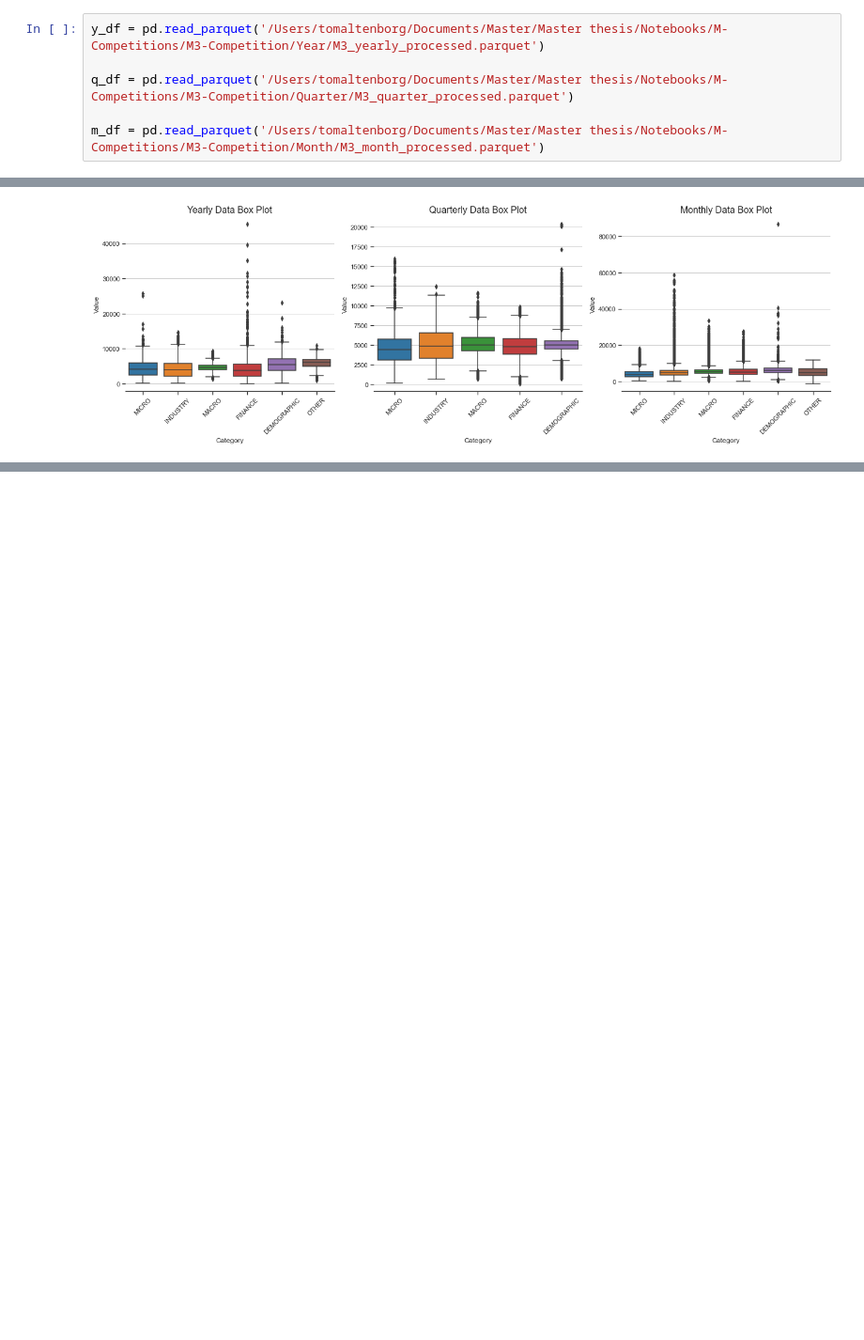
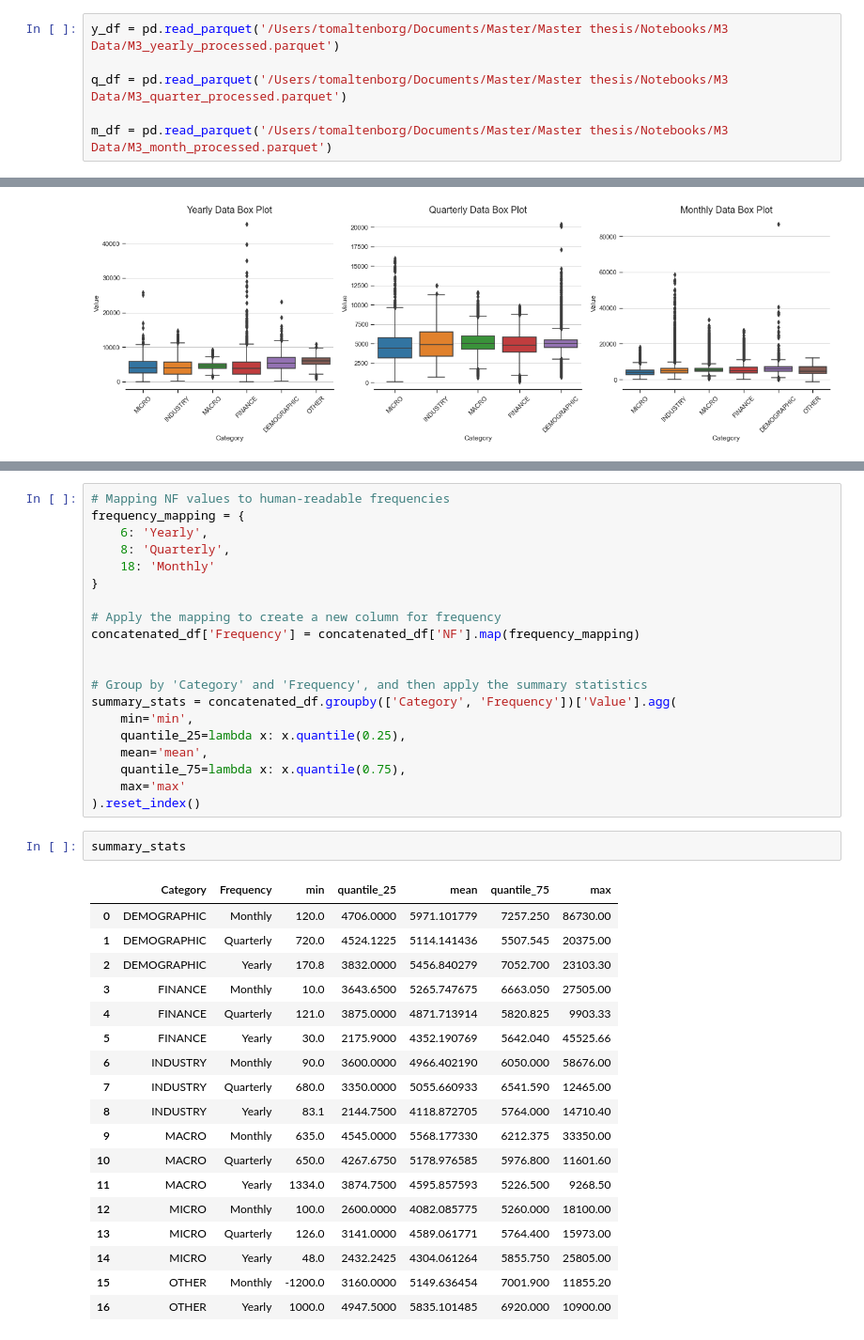
Before and after one commit to tom-alten/OutsmartingTime, a Jupyter notebook: data_characteristics.ipynb, the cells around one changed output, grey strips where cells are left out. Shown at 94% size. Drawn from its saved outputs; the diff is of its cells as text; blank space fills up the shorter version.

```diff
--- a/data_characteristics.ipynb
+++ b/data_characteristics.ipynb
@@ -13,11 +15,11 @@ sns.set_context('notebook')
 # %% [markdown]
 ### Data
 # %%
-y_df = pd.read_parquet('/Users/tomaltenborg/Documents/Master/Master thesis/Notebooks/M-Competitions/M3-Competition/Year/M3_yearly_processed.parquet')
+y_df = pd.read_parquet('/Users/tomaltenborg/Documents/Master/Master thesis/Notebooks/M3 Data/M3_yearly_processed.parquet')
 
-q_df = pd.read_parquet('/Users/tomaltenborg/Documents/Master/Master thesis/Notebooks/M-Competitions/M3-Competition/Quarter/M3_quarter_processed.parquet')
+q_df = pd.read_parquet('/Users/tomaltenborg/Documents/Master/Master thesis/Notebooks/M3 Data/M3_quarter_processed.parquet')
 
-m_df = pd.read_parquet('/Users/tomaltenborg/Documents/Master/Master thesis/Notebooks/M-Competitions/M3-Competition/Month/M3_month_processed.parquet')
+m_df = pd.read_parquet('/Users/tomaltenborg/Documents/Master/Master thesis/Notebooks/M3 Data/M3_month_processed.parquet')
 # %%
 y_df['Category'] = y_df['Category'].str.strip()
 q_df['Category'] = q_df['Category'].str.strip()
@@ -140,0 +254,41 @@ plt.show()
+# %%
+# Mapping NF values to human-readable frequencies
+frequency_mapping = {
+    6: 'Yearly',
+    8: 'Quarterly',
+    18: 'Monthly'
+}
+
+# Apply the mapping to create a new column for frequency
+concatenated_df['Frequency'] = concatenated_df['NF'].map(frequency_mapping)
+
+
+# Group by 'Category' and 'Frequency', and then apply the summary statistics
+summary_stats = concatenated_df.groupby(['Category', 'Frequency'])['Value'].agg(
+    min='min',
+    quantile_25=lambda x: x.quantile(0.25),
+    mean='mean',
+    quantile_75=lambda x: x.quantile(0.75),
+    max='max'
+).reset_index()
+# %%
+summary_stats
+# %% [output]
+|  | Category | Frequency | min | quantile_25 | mean | quantile_75 | max |
+| 0 | DEMOGRAPHIC | Monthly | 120.0 | 4706.0000 | 5971.101779 | 7257.250 | 86730.00 |
+| 1 | DEMOGRAPHIC | Quarterly | 720.0 | 4524.1225 | 5114.141436 | 5507.545 | 20375.00 |
+| 2 | DEMOGRAPHIC | Yearly | 170.8 | 3832.0000 | 5456.840279 | 7052.700 | 23103.30 |
+| 3 | FINANCE | Monthly | 10.0 | 3643.6500 | 5265.747675 | 6663.050 | 27505.00 |
+| 4 | FINANCE | Quarterly | 121.0 | 3875.0000 | 4871.713914 | 5820.825 | 9903.33 |
+| 5 | FINANCE | Yearly | 30.0 | 2175.9000 | 4352.190769 | 5642.040 | 45525.66 |
+| 6 | INDUSTRY | Monthly | 90.0 | 3600.0000 | 4966.402190 | 6050.000 | 58676.00 |
+| 7 | INDUSTRY | Quarterly | 680.0 | 3350.0000 | 5055.660933 | 6541.590 | 12465.00 |
+| 8 | INDUSTRY | Yearly | 83.1 | 2144.7500 | 4118.872705 | 5764.000 | 14710.40 |
+| 9 | MACRO | Monthly | 635.0 | 4545.0000 | 5568.177330 | 6212.375 | 33350.00 |
+| 10 | MACRO | Quarterly | 650.0 | 4267.6750 | 5178.976585 | 5976.800 | 11601.60 |
+| 11 | MACRO | Yearly | 1334.0 | 3874.7500 | 4595.857593 | 5226.500 | 9268.50 |
+| 12 | MICRO | Monthly | 100.0 | 2600.0000 | 4082.085775 | 5260.000 | 18100.00 |
+| 13 | MICRO | Quarterly | 126.0 | 3141.0000 | 4589.061771 | 5764.400 | 15973.00 |
+| 14 | MICRO | Yearly | 48.0 | 2432.2425 | 4304.061264 | 5855.750 | 25805.00 |
+| 15 | OTHER | Monthly | -1200.0 | 3160.0000 | 5149.636454 | 7001.900 | 11855.20 |
+| 16 | OTHER | Yearly | 1000.0 | 4947.5000 | 5835.101485 | 6920.000 | 10900.00 |
```
Also changed, not shown: parts of 22 cells of this notebook.
